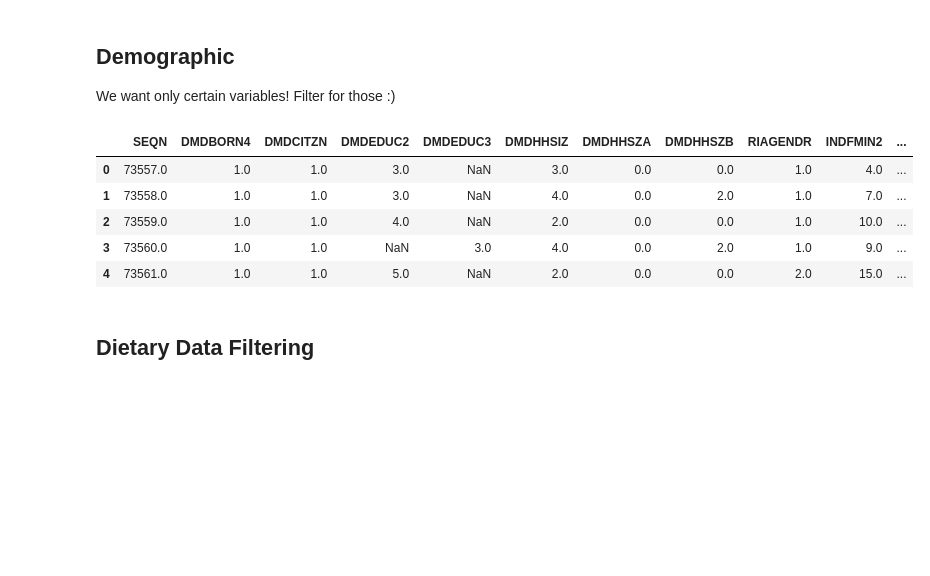
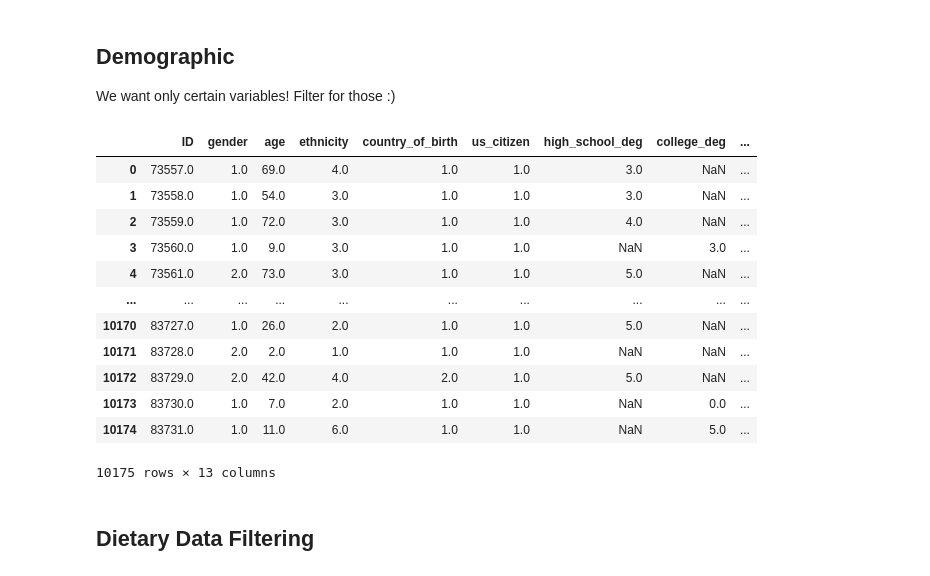
Before and after one commit to SoerenWenck/Capstone, a Jupyter notebook: scripts/Analysis_2013-2014.ipynb, the cells around one changed output. Drawn from its saved outputs; the diff is of its cells as text; code cells hidden in the pictures; blank space fills up the shorter version.

Commit message:
data cleanup

```diff
--- a/scripts/Analysis_2013-2014.ipynb
+++ b/scripts/Analysis_2013-2014.ipynb
@@ -28,6 +28,9 @@ We want only certain variables! Filter for those :)
 # %%
 demo_clean = demo.loc[:,[
     "SEQN",                 # ID
+    "RIAGENDR",             # Gender
+    "RIDAGEYR",             # Age
+    "RIDRETH3",             # Ethnicity
     "DMDBORN4",             # Country of Birth
     "DMDCITZN",             # US-Citizenship
     "DMDEDUC2",             # Highschool Grad?
@@ -35,20 +38,43 @@ demo_clean = demo.loc[:,[
     "DMDHHSIZ",             # Household Size
     "DMDHHSZA",             # No of Kids < 6 yr in Household?
     "DMDHHSZB",             # No of Kids between 6 and 17
-    "RIAGENDR",             # Gender
     "INDFMIN2",             # Total family Income
-    "RIDEXPRG",             # Pregnancy status
-    "RIDAGEYR"              # Age
+    "RIDEXPRG"              # Pregnancy status
     ]]
+# %%
+demo_columns = {
+    "SEQN" : "ID",
+    "RIAGENDR": "gender",
+    "RIDAGEYR": "age",
+    "RIDRETH3": 'ethnicity',
+    "DMDBORN4": "country_of_birth",
+    "DMDCITZN": "us_citizen",
+    "DMDEDUC2": "high_school_deg",
+    "DMDEDUC3": "college_deg",
+    "DMDHHSIZ": "household_size",
+    "DMDHHSZA": "no_of_kids_u6",
+    "DMDHHSZB": "no_of_kids_btw_6_17",
+    "INDFMIN2": "total_income",
+    "RIDEXPRG": "pregnancy_status"
+    }
+# %%
+demo_clean.rename(columns=demo_columns, inplace = True)
 # %%
-demo_clean.head()
+demo_clean
 # %% [output]
-|  | SEQN | DMDBORN4 | DMDCITZN | DMDEDUC2 | DMDEDUC3 | DMDHHSIZ | DMDHHSZA | DMDHHSZB | RIAGENDR | INDFMIN2 | ... |
-| 0 | 73557.0 | 1.0 | 1.0 | 3.0 | NaN | 3.0 | 0.0 | 0.0 | 1.0 | 4.0 | ... |
-| 1 | 73558.0 | 1.0 | 1.0 | 3.0 | NaN | 4.0 | 0.0 | 2.0 | 1.0 | 7.0 | ... |
-| 2 | 73559.0 | 1.0 | 1.0 | 4.0 | NaN | 2.0 | 0.0 | 0.0 | 1.0 | 10.0 | ... |
-| 3 | 73560.0 | 1.0 | 1.0 | NaN | 3.0 | 4.0 | 0.0 | 2.0 | 1.0 | 9.0 | ... |
-| 4 | 73561.0 | 1.0 | 1.0 | 5.0 | NaN | 2.0 | 0.0 | 0.0 | 2.0 | 15.0 | ... |
+|  | ID | gender | age | ethnicity | country_of_birth | us_citizen | high_school_deg | college_deg | ... |
+| 0 | 73557.0 | 1.0 | 69.0 | 4.0 | 1.0 | 1.0 | 3.0 | NaN | ... |
+| 1 | 73558.0 | 1.0 | 54.0 | 3.0 | 1.0 | 1.0 | 3.0 | NaN | ... |
+| 2 | 73559.0 | 1.0 | 72.0 | 3.0 | 1.0 | 1.0 | 4.0 | NaN | ... |
+| 3 | 73560.0 | 1.0 | 9.0 | 3.0 | 1.0 | 1.0 | NaN | 3.0 | ... |
+| 4 | 73561.0 | 2.0 | 73.0 | 3.0 | 1.0 | 1.0 | 5.0 | NaN | ... |
+| ... | ... | ... | ... | ... | ... | ... | ... | ... | ... |
+| 10170 | 83727.0 | 1.0 | 26.0 | 2.0 | 1.0 | 1.0 | 5.0 | NaN | ... |
+| 10171 | 83728.0 | 2.0 | 2.0 | 1.0 | 1.0 | 1.0 | NaN | NaN | ... |
+| 10172 | 83729.0 | 2.0 | 42.0 | 4.0 | 2.0 | 1.0 | 5.0 | NaN | ... |
+| 10173 | 83730.0 | 1.0 | 7.0 | 2.0 | 1.0 | 1.0 | NaN | 0.0 | ... |
+| 10174 | 83731.0 | 1.0 | 11.0 | 6.0 | 1.0 | 1.0 | NaN | 5.0 | ... |
+10175 rows × 13 columns
 # %% [markdown]
 ## Dietary Data Filtering
 # %%
```
Also changed, not shown: parts of 51 cells of this notebook, 1 other file.
